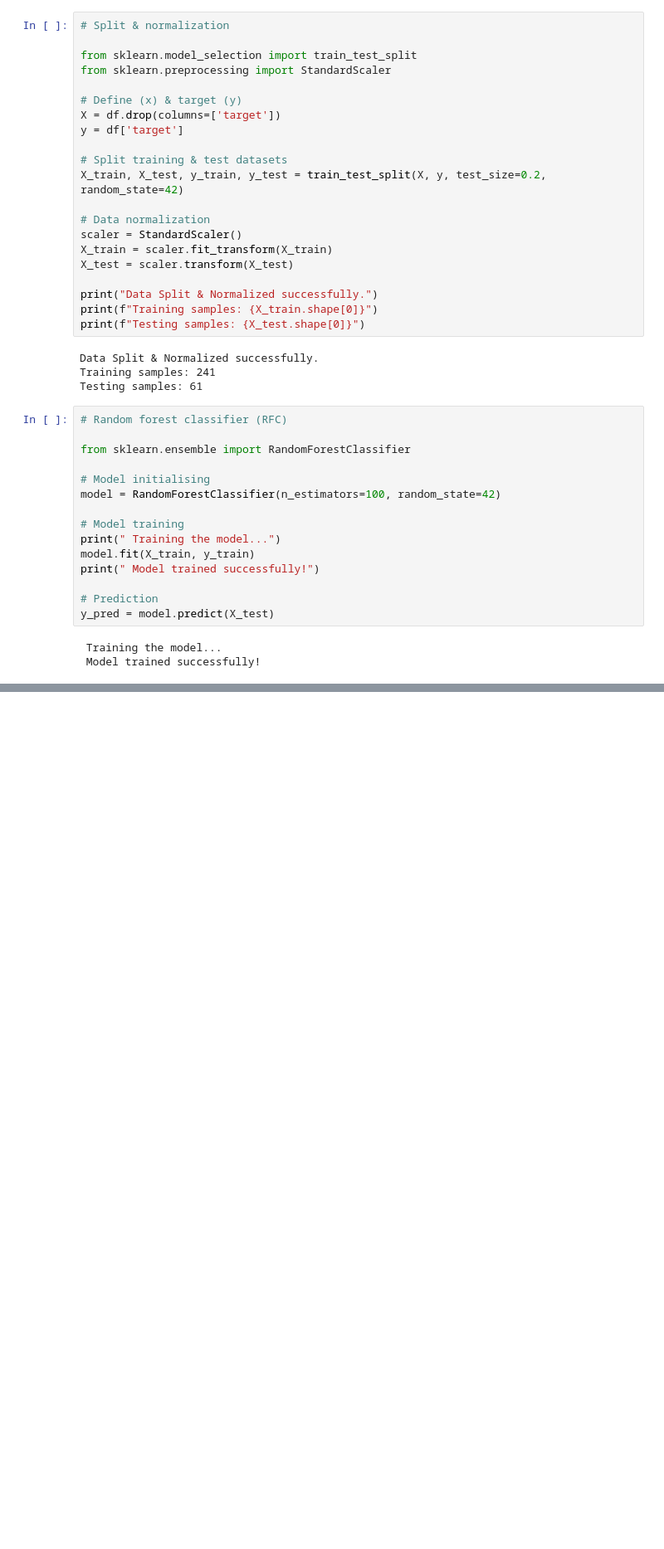
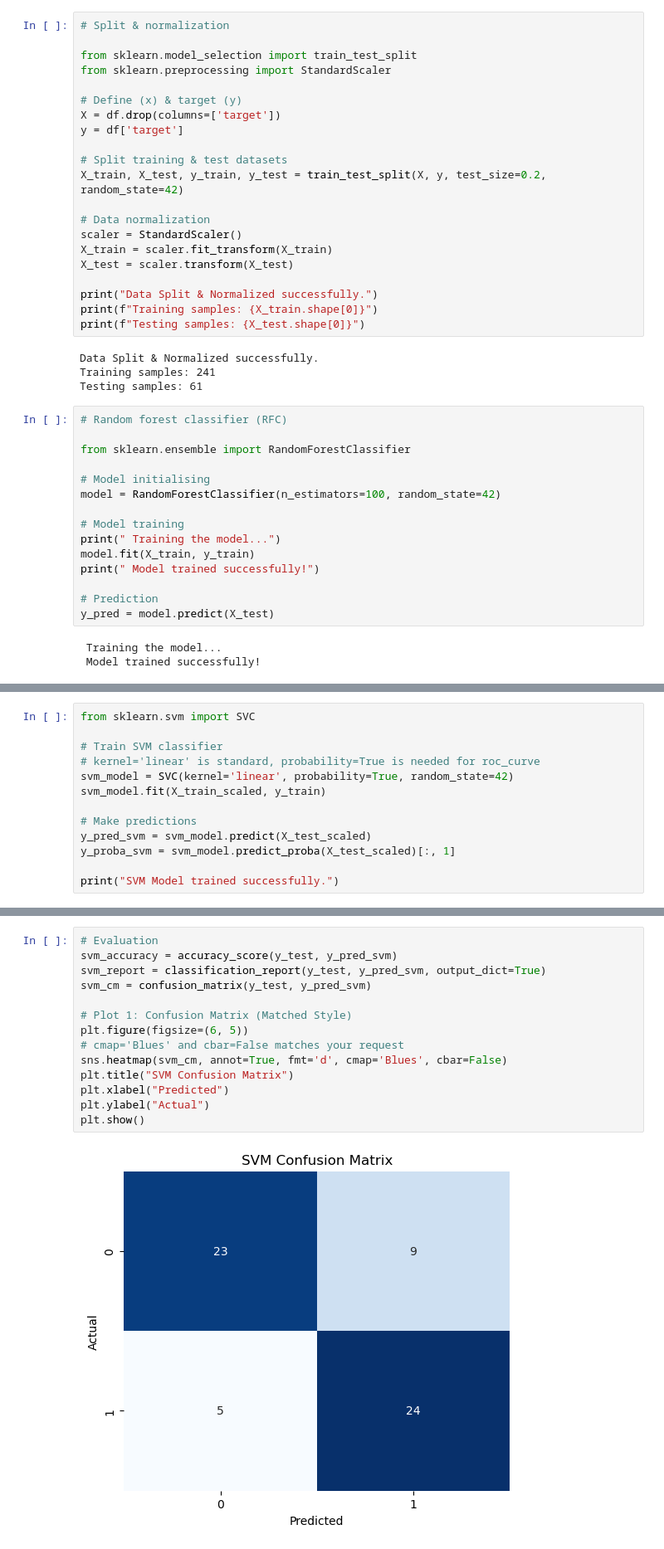
Before and after one commit to XPing617/AI-Assignment, a Jupyter notebook: AI Assignment/Heart_Desease_Prediction.ipynb, the cells around one changed output, grey strips where cells are left out. Shown: that part at 83% size. Saved outputs shown, nothing was run; the diff lists cells and outputs as text; blank space fills up the shorter version.

```diff
--- a/AI Assignment/Heart_Desease_Prediction.ipynb
+++ b/AI Assignment/Heart_Desease_Prediction.ipynb
@@ -300 +300,14 @@ thalach    0.122169
 dtype: float64
+# %%
+from sklearn.svm import SVC
+
+# Train SVM classifier
+# kernel='linear' is standard, probability=True is needed for roc_curve
+svm_model = SVC(kernel='linear', probability=True, random_state=42)
+svm_model.fit(X_train_scaled, y_train)
+
+# Make predictions
+y_pred_svm = svm_model.predict(X_test_scaled)
+y_proba_svm = svm_model.predict_proba(X_test_scaled)[:, 1]
+
+print("SVM Model trained successfully.")
@@ -300,0 +340,16 @@ dtype: float64
+# %%
+# Evaluation
+svm_accuracy = accuracy_score(y_test, y_pred_svm)
+svm_report = classification_report(y_test, y_pred_svm, output_dict=True)
+svm_cm = confusion_matrix(y_test, y_pred_svm)
+
+# Plot 1: Confusion Matrix (Matched Style)
+plt.figure(figsize=(6, 5))
+# cmap='Blues' and cbar=False matches your request
+sns.heatmap(svm_cm, annot=True, fmt='d', cmap='Blues', cbar=False)
+plt.title("SVM Confusion Matrix")
+plt.xlabel("Predicted")
+plt.ylabel("Actual")
+plt.show()
+# %% [output]
+[figure, added]
```
Also changed, not shown: parts of 15 cells of this notebook.
